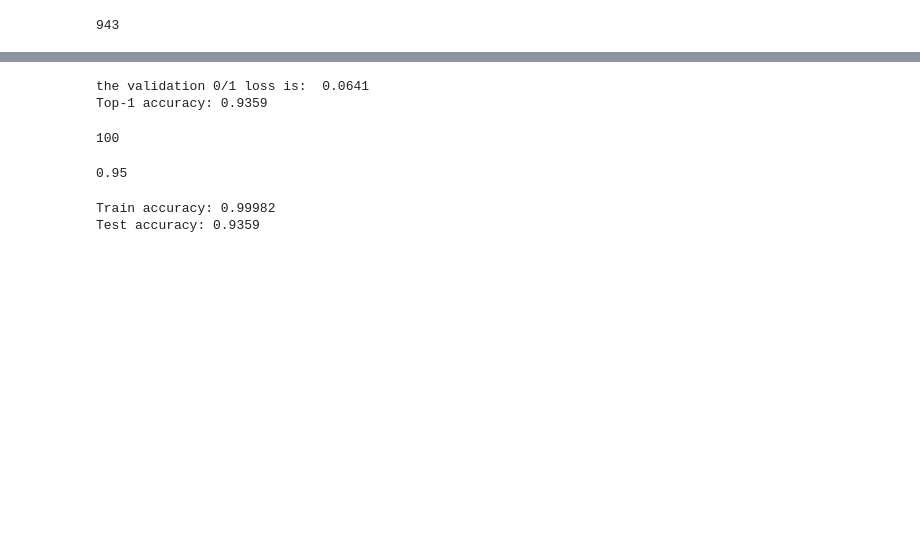
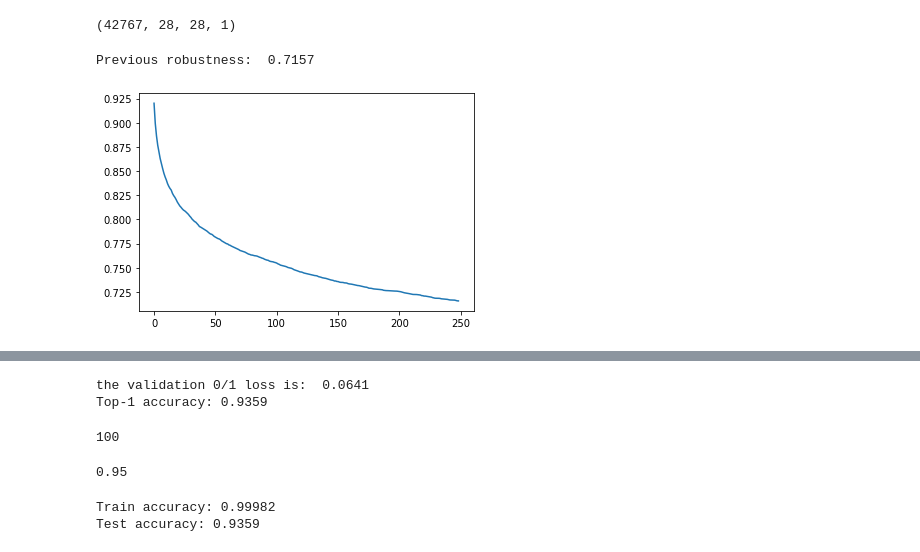
Before and after one commit to andreiilie1/cifar10vgg_robustnesstests, a Jupyter notebook: test_pixel_noise.ipynb, the cells around one changed output, grey strips where cells are left out. Saved outputs shown, nothing was run; the diff lists cells and outputs as text; code cells hidden in the pictures; blank space fills up the shorter version.

```diff
--- a/test_pixel_noise.ipynb
+++ b/test_pixel_noise.ipynb
@@ -26,2 +71,21 @@ from IPython.display import clear_output
+# %%
+tx = np.load("test.npz")
+len(tx["arr_0"])
+len(tx["arr_1"])
+np.shape(tx["arr_0"])
+# %% [output]
+(42767, 28, 28, 1)
+# %%
+agreements_cell_test_mnist, saved_noisy_imgs_cell_test_mnist = check_noise_robustness_multiple_rounds(
+    model_mnist,
+    sample_x_test_mnist,
+    sample_y_test_mnist,
+    STEPS,
+    noise_type="cells",
+    args={"cell_count":28}
+)
+# %% [output]
+Previous robustness:  0.7157
+[figure, added]
 # %%
 (x_train, y_train), (x_test, y_test) = load_data("cifar10")
@@ -39,5 +91,0 @@ sample_y_test_mnist = np.copy(y_test_mnist[:sample_size_mnist])
-# %%
-STEPS = 200
-sum(np.argmax(model_mnist.predict(sample_x_test_mnist),1) == np.argmax(sample_y_test_mnist,1))
-# %% [output]
-943
```
Also changed, not shown: parts of 14 cells of this notebook, 5 other files.
